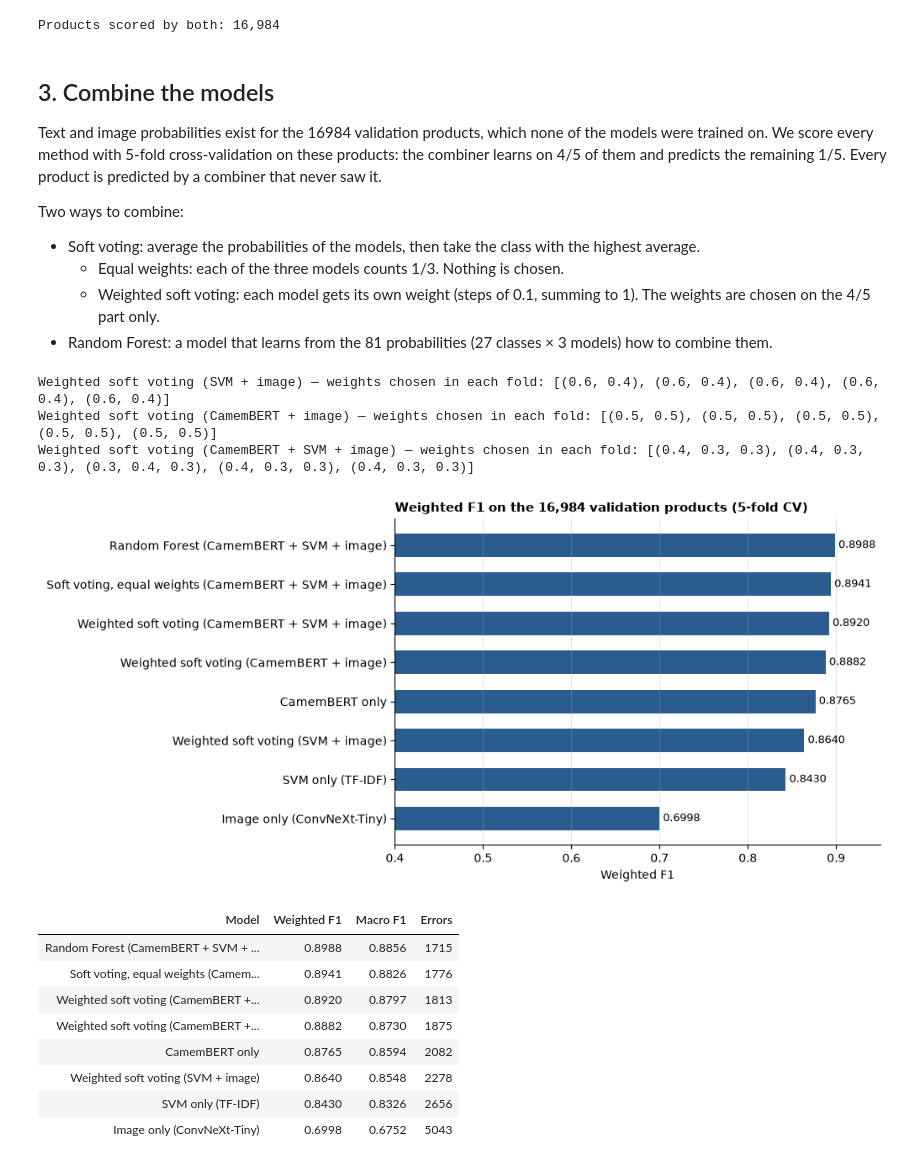
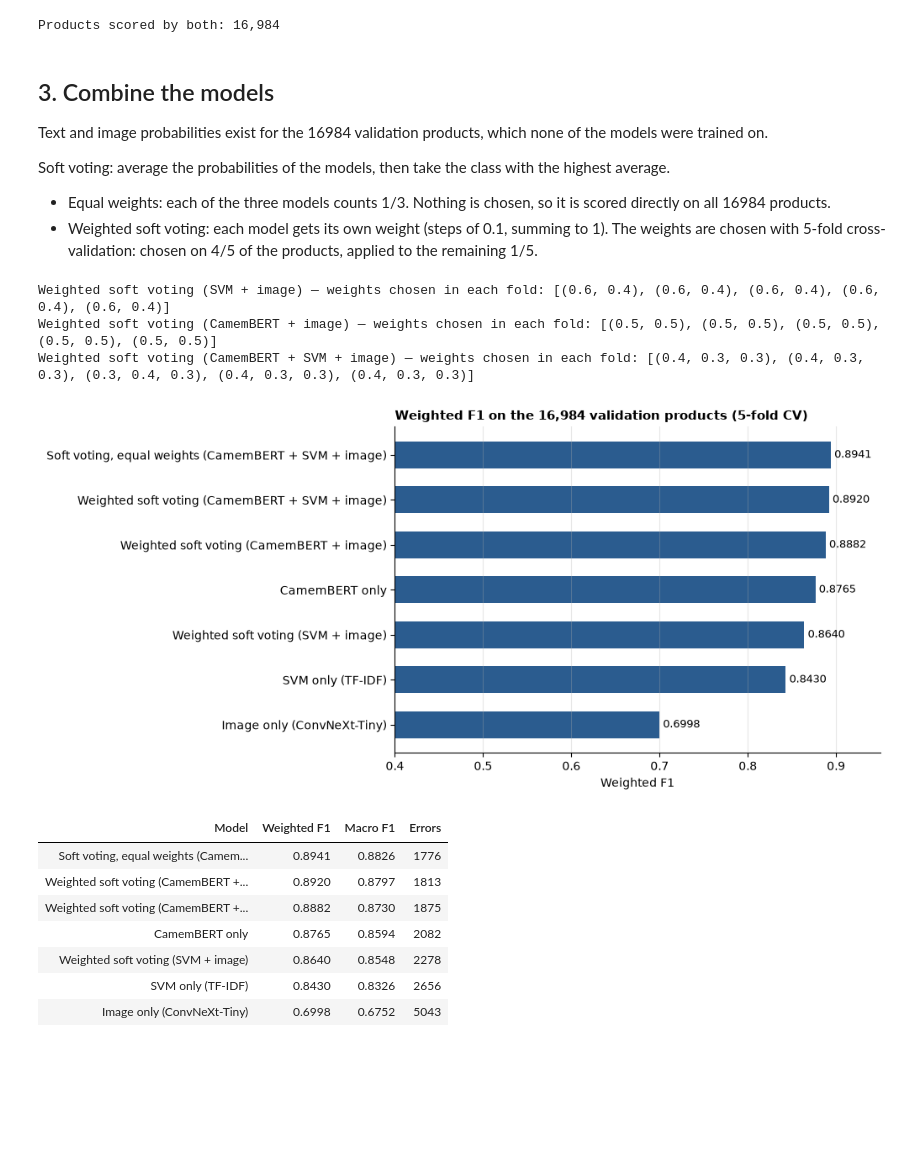
Before and after one commit to wahajaslm/liora-capstone, a Jupyter notebook: notebooks/04_text_and_image_fusion.ipynb, the cells around one changed output. Saved outputs shown, nothing was run; the diff lists cells and outputs as text; code cells hidden in the pictures; blank space fills up the shorter version.

```diff
--- a/notebooks/04_text_and_image_fusion.ipynb
+++ b/notebooks/04_text_and_image_fusion.ipynb
@@ -88,13 +89,11 @@ Products scored by both: 16,984
 # %% [markdown]
 ## 3. Combine the models
 
-Text and image probabilities exist for the 16984 validation products, which none of the models were trained on. We score every method with 5-fold cross-validation on these products: the combiner learns on 4/5 of them and predicts the remaining 1/5. Every product is predicted by a combiner that never saw it.
+Text and image probabilities exist for the 16984 validation products, which none of the models were trained on.
 
-Two ways to combine:
-- Soft voting: average the probabilities of the models, then take the class with the highest average.
-  - Equal weights: each of the three models counts 1/3. Nothing is chosen.
-  - Weighted soft voting: each model gets its own weight (steps of 0.1, summing to 1). The weights are chosen on the 4/5 part only.
-- Random Forest: a model that learns from the 81 probabilities (27 classes × 3 models) how to combine them.
+Soft voting: average the probabilities of the models, then take the class with the highest average.
+- Equal weights: each of the three models counts 1/3. Nothing is chosen, so it is scored directly on all 16984 products.
+- Weighted soft voting: each model gets its own weight (steps of 0.1, summing to 1). The weights are chosen with 5-fold cross-validation: chosen on 4/5 of the products, applied to the remaining 1/5.
 # %%
 camembert                = pd.read_csv(CAMEMBERT_PROBS_PATH)
 P_camembert              = both[["row_id"]].merge(camembert, on="row_id")[[str(c) for c in classes]].to_numpy()
@@ -124,7 +123,6 @@ predictions              = {
     "SVM only (TF-IDF)"                     : classes[P_text.argmax(axis=1)],
     "CamemBERT only"                         : classes[P_camembert.argmax(axis=1)],
     **{name: np.zeros_like(y_true) for name in soft_votes},
-    "Random Forest (CamemBERT + SVM + image)": np.zeros_like(y_true),
 }
 chosen_weights           = {name: [] for name in soft_votes}
 
@@ -134,40 +132,36 @@ for train_idx, test_idx in folds.split(X_all, y_true):
         best_w           = grid[int(np.argmax(fold_scores))]
         chosen_weights[name].append(tuple(round(float(w), 2) for w in best_w))
         predictions[name][test_idx] = soft_vote(probs, best_w, test_idx)
-
-    forest               = RandomForestClassifier(n_estimators=300, min_samples_leaf=2, n_jobs=-1, random_state=RANDOM_STATE)
-    predictions["Random Forest (CamemBERT + SVM + image)"][test_idx] = forest.fit(X_all[train_idx], y_true[train_idx]).predict(X_all[test_idx])
 
 for name, chosen in chosen_weights.items():
     if len(soft_votes[name][1]) > 1:
         print(f"{name} — weights chosen in each fold: {chosen}")
 results                  = pd.DataFrame({
     "Model":       list(predictions),
     "Weighted F1": [f1_score(y_true, p, average="weighted") for p in predictions.values()],
     "Macro F1":    [f1_score(y_true, p, average="macro")    for p in predictions.values()],
     "Errors":      [int((p != y_true).sum()) for p in predictions.values()],
 })
 results.to_csv(PROJECT_ROOT / "models" / "outputs" / "04_fusion_results.csv", index=False)
 
 fig, ax                  = plt.subplots(figsize=(10, 4.6), constrained_layout=True)
 ordered                  = results.sort_values("Weighted F1")
 bars                     = ax.barh(ordered["Model"], ordered["Weighted F1"], color="#2b5c8f", height=0.6)
 ax.bar_label(bars, labels=[f"{v:.4f}" for v in ordered["Weighted F1"]], padding=3, fontsize=9)
 ax.set_xlim(0.4, 0.95)
 ax.set_title("Weighted F1 on the 16,984 validation products (5-fold CV)", loc="left", fontsize=11, fontweight="bold")
 ax.set_xlabel("Weighted F1")
 ax.spines[["top", "right"]].set_visible(False)
 ax.grid(axis="x", alpha=0.3)
 plt.show()
 
 display(results.sort_values("Weighted F1", ascending=False).style.hide(axis="index").format(precision=4, subset=["Weighted F1", "Macro F1"]))
 # %% [output]
 Weighted soft voting (SVM + image) — weights chosen in each fold: [(0.6, 0.4), (0.6, 0.4), (0.6, 0.4), (0.6, 0.4), (0.6, 0.4)]
 Weighted soft voting (CamemBERT + image) — weights chosen in each fold: [(0.5, 0.5), (0.5, 0.5), (0.5, 0.5), (0.5, 0.5), (0.5, 0.5)]
 Weighted soft voting (CamemBERT + SVM + image) — weights chosen in each fold: [(0.4, 0.3, 0.3), (0.4, 0.3, 0.3), (0.3, 0.4, 0.3), (0.4, 0.3, 0.3), (0.4, 0.3, 0.3)]
-[figure, old version]
+[figure, new version]
 | Model | Weighted F1 | Macro F1 | Errors |
-| Random Forest (CamemBERT + SVM + ... | 0.8988 | 0.8856 | 1715 |
 | Soft voting, equal weights (Camem... | 0.8941 | 0.8826 | 1776 |
 | Weighted soft voting (CamemBERT +... | 0.8920 | 0.8797 | 1813 |
 | Weighted soft voting (CamemBERT +... | 0.8882 | 0.8730 | 1875 |
```
Also changed, not shown: parts of 8 cells of this notebook, 9 other files.
